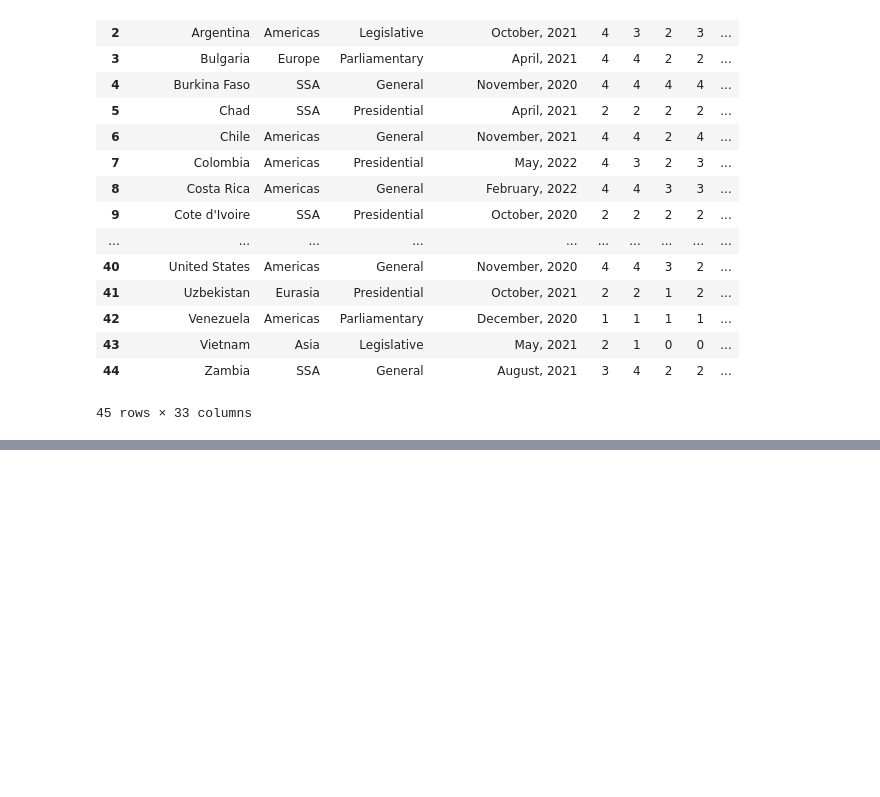
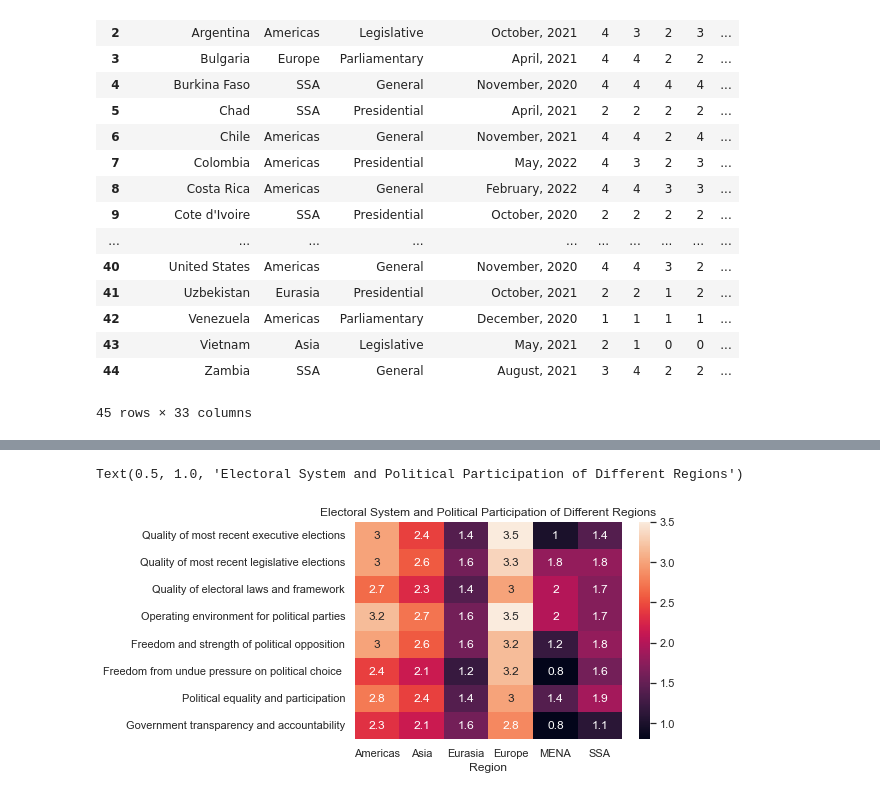
Before and after one commit to uic-cs418/cs418-spring22-eda-llc, a Jupyter notebook: electoralVulnerabilityEDA.ipynb, the cells around one changed output, grey strips where cells are left out. Drawn from its saved outputs; the diff is of its cells as text; code cells hidden in the pictures; blank space fills up the shorter version.

```diff
--- a/electoralVulnerabilityEDA.ipynb
+++ b/electoralVulnerabilityEDA.ipynb
@@ -41,0 +42,13 @@ Text(0.5, 1.0, 'Digital Sphere of Different Regions')
+# %%
+data = df.groupby(['Region']).mean()
+y_axis_labels = ['Quality of most recent executive elections','Quality of most recent legislative elections', "Quality of electoral laws and framework",
+                'Operating environment for political parties', 'Freedom and strength of political opposition',
+                'Freedom from undue pressure on political choice ', 'Political equality and participation',
+                'Government transparency and accountability']
+data = data[['B1', 'B2', 'B3', 'B4', 'B5', 'B6', 'B7', 'B8']]
+data
+ax = sns.heatmap(data.transpose(),annot=True,  yticklabels=y_axis_labels)
+ax.set_title('Electoral System and Political Participation of Different Regions')
+# %% [output]
+Text(0.5, 1.0, 'Electoral System and Political Participation of Different Regions')
+[figure, added]
```
Also changed, not shown: parts of 2 cells of this notebook, 1 other file.
